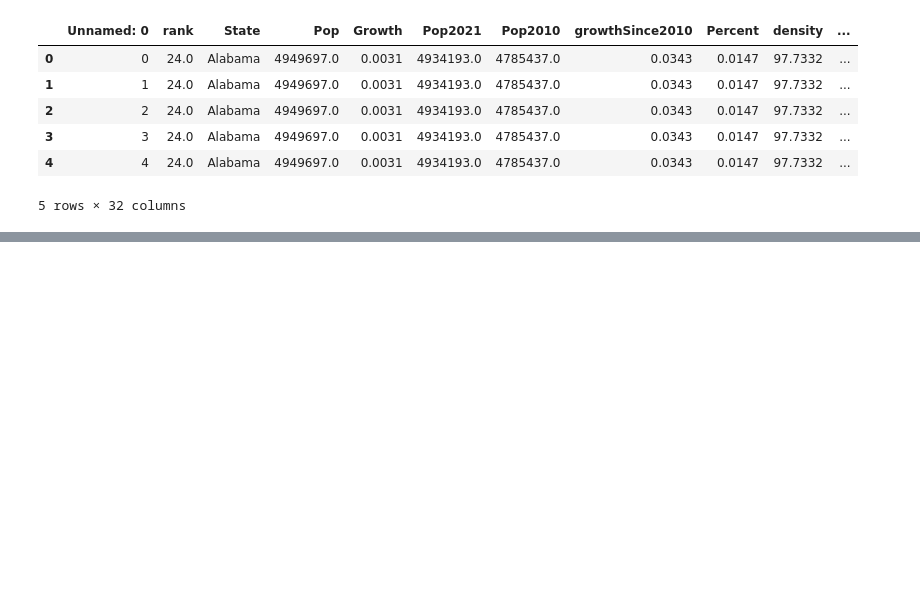
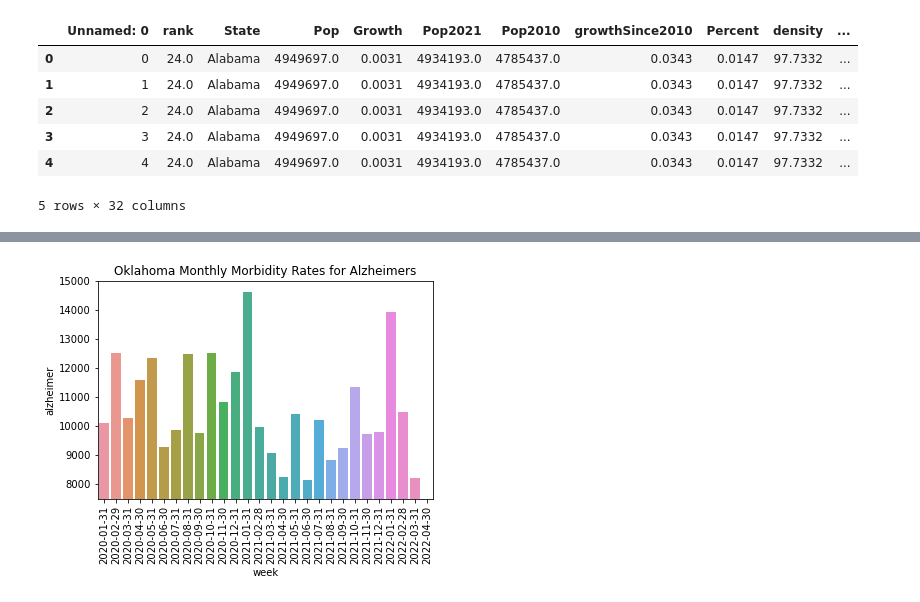
Before and after one commit to lieselurban/alzheimer_research, a Jupyter notebook: alzheimer_research_eda.ipynb, the cells around one changed output, grey strips where cells are left out. Saved outputs shown, nothing was run; the diff lists cells and outputs as text; code cells hidden in the pictures; blank space fills up the shorter version.

```diff
--- a/alzheimer_research_eda.ipynb
+++ b/alzheimer_research_eda.ipynb
@@ -84,0 +74,16 @@ plt.show()
+# %%
+oklahoma = alz_df.loc[alz_df.Code == 'OK']
+# left off with sum instead of individual rates for oklahoma
+oklahoma_month = alz_df.resample(rule='M', on='week', convention='start')['alzheimer'].sum().reset_index()
+oklahoma_month['week'] = oklahoma_month['week'].dt.date
+ax = sns.barplot(x="week", y="alzheimer", data=oklahoma_month)
+
+ax.set_title('Oklahoma Monthly Morbidity Rates for Alzheimers')
+
+# scaled in to better visualize spikes in cases
+plt.ylim(7500, 15000)
+plt.xticks(rotation=90)
+
+plt.show()
+# %% [output]
+[figure, added]
```
Also changed, not shown: parts of 7 cells of this notebook.
